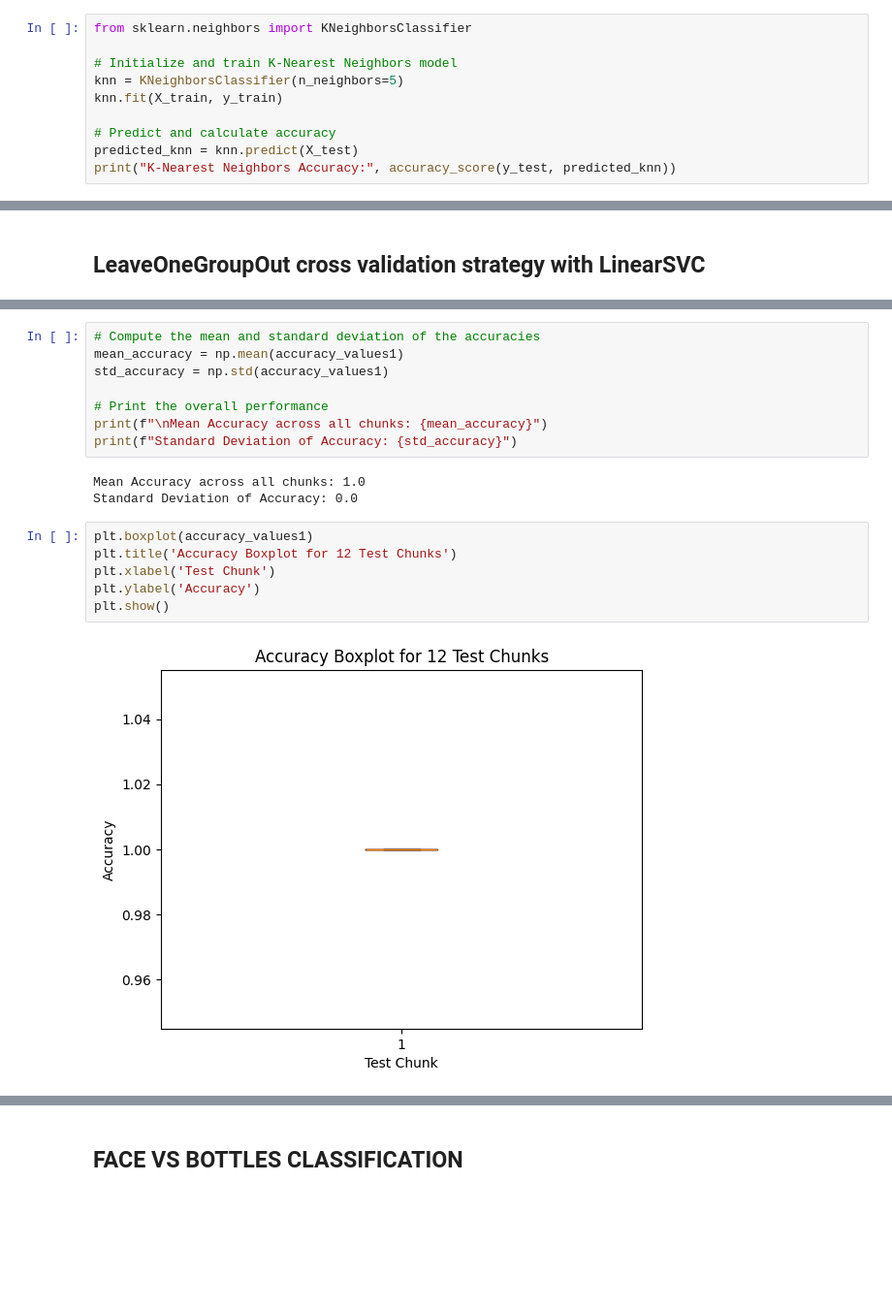
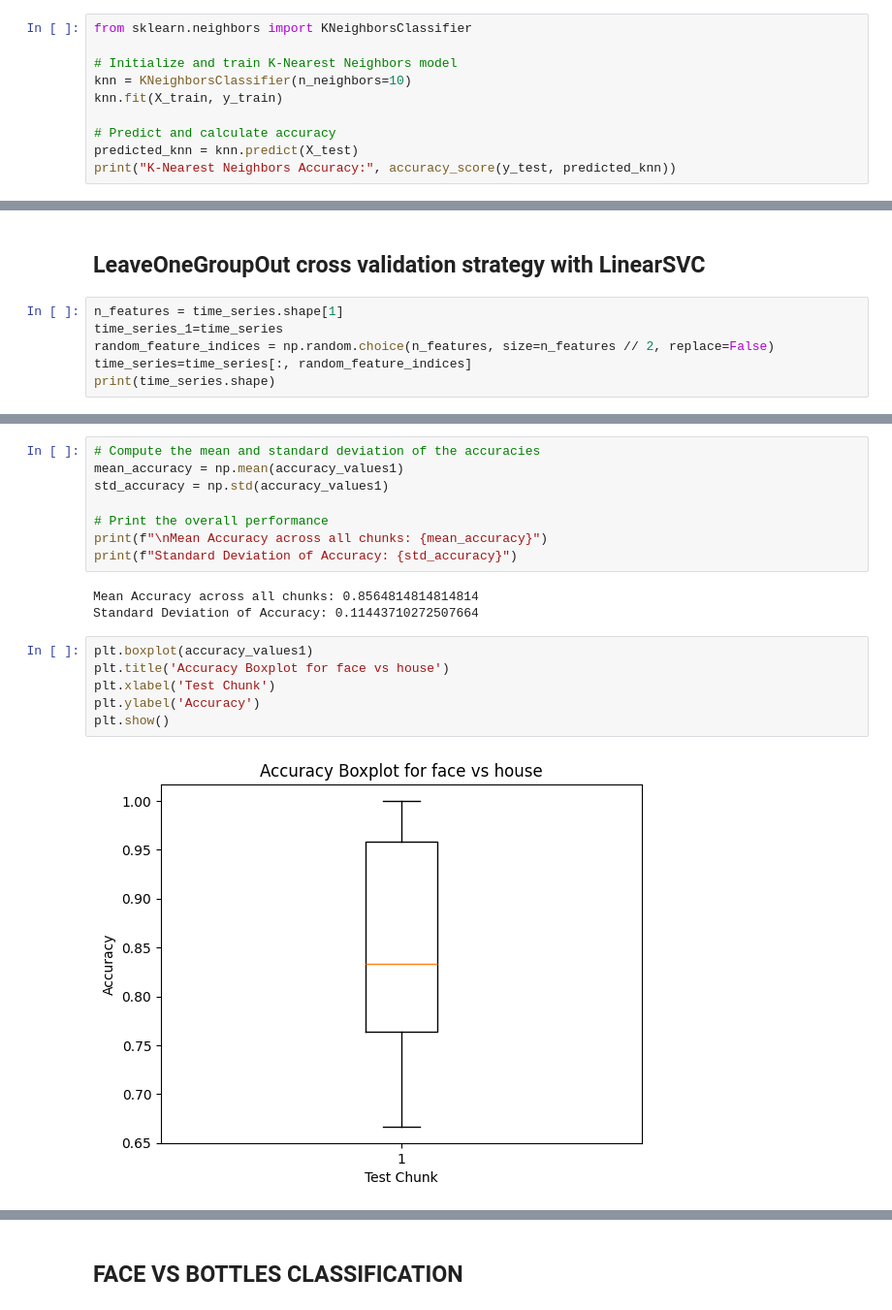
Before and after one commit to oops-moment/SEM8_IIITH, a Jupyter notebook: CSAI/PART_2.ipynb, the cells around one changed output, grey strips where cells are left out. Shown at 97% size. Saved outputs shown, nothing was run; the diff lists cells and outputs as text; blank space fills up the shorter version.

```diff
--- a/CSAI/PART_2.ipynb
+++ b/CSAI/PART_2.ipynb
@@ -243,7 +266,7 @@ Random Forest Accuracy: 0.9583333333333334
 from sklearn.neighbors import KNeighborsClassifier
 
 # Initialize and train K-Nearest Neighbors model
-knn = KNeighborsClassifier(n_neighbors=5)
+knn = KNeighborsClassifier(n_neighbors=10)
 knn.fit(X_train, y_train)
 
 # Predict and calculate accuracy
@@ -264,2 +291,8 @@ LinearSVC Accuracy: 1.0
 # %% [markdown]
 ## LeaveOneGroupOut cross validation strategy with LinearSVC
+# %%
+n_features = time_series.shape[1]
+time_series_1=time_series
+random_feature_indices = np.random.choice(n_features, size=n_features // 2, replace=False)
+time_series=time_series[:, random_feature_indices]
+print(time_series.shape)
@@ -326,13 +358,13 @@ std_accuracy = np.std(accuracy_values1)
 print(f"\nMean Accuracy across all chunks: {mean_accuracy}")
 print(f"Standard Deviation of Accuracy: {std_accuracy}")
 # %% [output]
-Mean Accuracy across all chunks: 1.0
-Standard Deviation of Accuracy: 0.0
+Mean Accuracy across all chunks: 0.8564814814814814
+Standard Deviation of Accuracy: 0.11443710272507664
 # %%
 plt.boxplot(accuracy_values1)
-plt.title('Accuracy Boxplot for 12 Test Chunks')
+plt.title('Accuracy Boxplot for face vs house')
 plt.xlabel('Test Chunk')
 plt.ylabel('Accuracy')
 plt.show()
 # %% [output]
-[figure, old version]
+[figure, new version]
```
Also changed, not shown: parts of 35 cells of this notebook.
